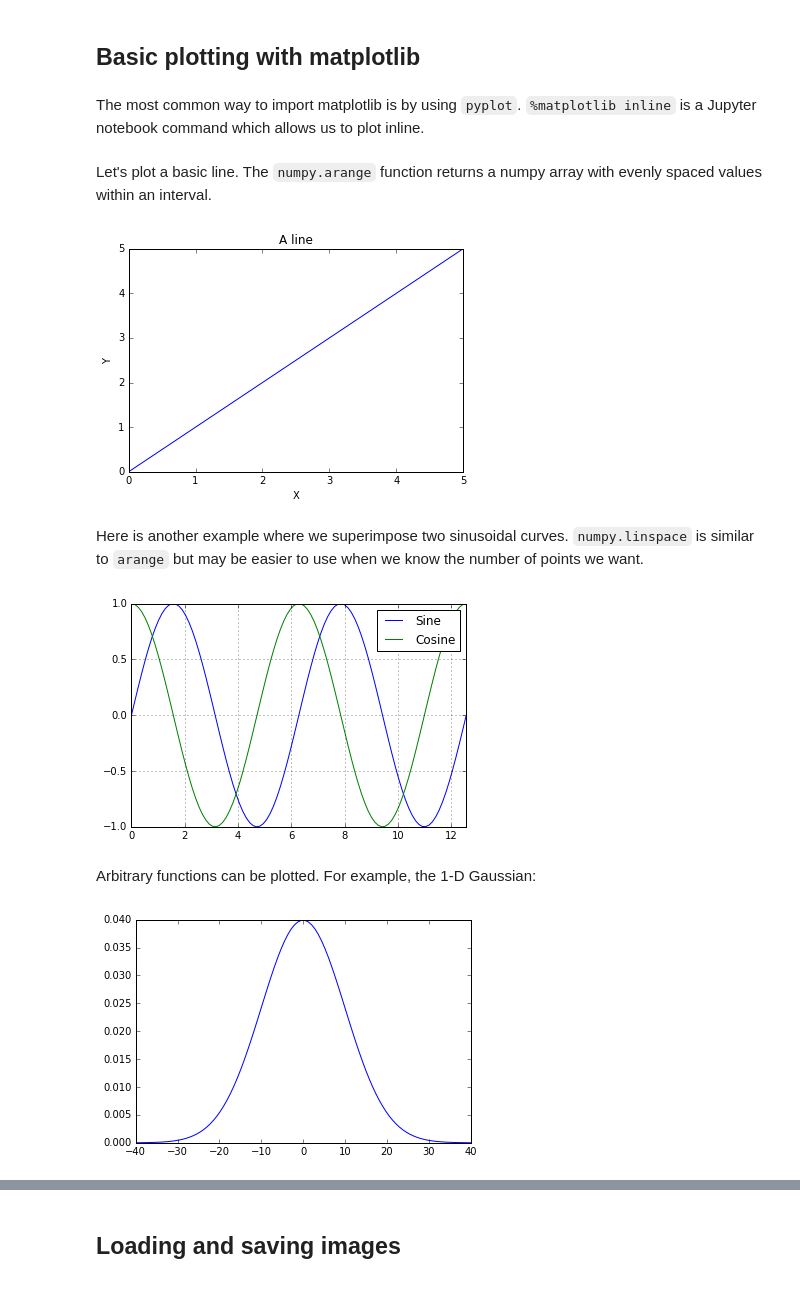
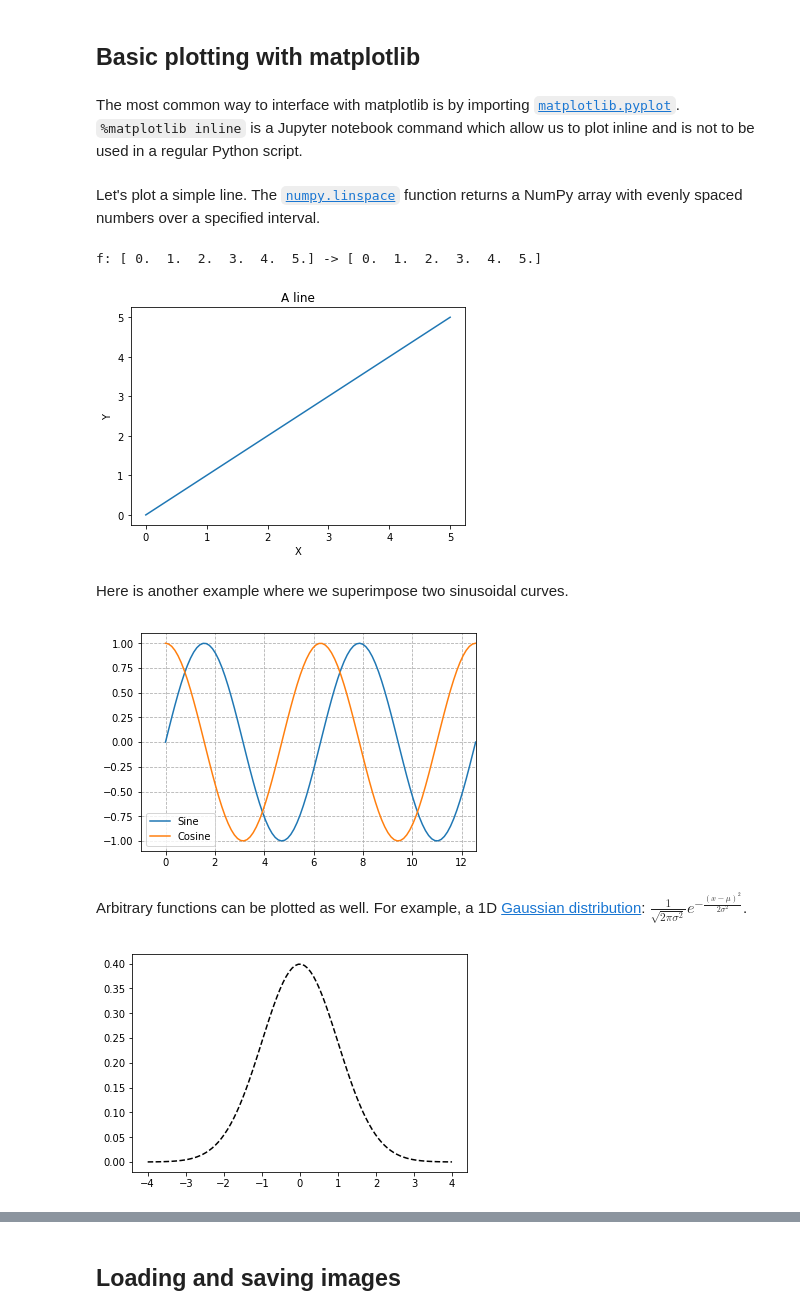
Before and after one commit to aleksaro/digital-image-processing-intro, a Jupyter notebook: digital-image-processing/getting-started/getting-started-python.ipynb, the cells around one changed output, grey strips where cells are left out. Drawn from its saved outputs; the diff is of its cells as text; code cells hidden in the pictures.

```diff
--- a/digital-image-processing/getting-started/getting-started-python.ipynb
+++ b/digital-image-processing/getting-started/getting-started-python.ipynb
@@ -307,14 +376,15 @@ False
 # %% [markdown]
 ## Basic plotting with matplotlib
 # %% [markdown]
-The most common way to import matplotlib is by using ``pyplot``. ``%matplotlib inline`` is a Jupyter notebook command which allows us to plot inline.
+The most common way to interface with matplotlib is by importing [`matplotlib.pyplot`](https://matplotlib.org/api/pyplot_api.html). `%matplotlib inline` is a Jupyter notebook command which allow us to plot inline and is not to be used in a regular Python script.
 # %%
 %matplotlib inline
 import matplotlib.pyplot as plt
 # %% [markdown]
-Let's plot a basic line. The ``numpy.arange`` function returns a numpy array with evenly spaced values within an interval.
+Let's plot a simple line. The [`numpy.linspace`](https://docs.scipy.org/doc/numpy-dev/reference/generated/numpy.linspace.html) function returns a NumPy array with evenly spaced numbers over a specified interval.
 # %%
-xs = np.arange(6)
+xs = np.linspace(0, 5, 6)  # 6 points between 0 and 5
+print('f: {} -> {}'.format(xs, xs))
 
 plt.figure()
 plt.plot(xs, xs)
@@ -323,34 +393,36 @@ plt.xlabel('X')
 plt.ylabel('Y')
 plt.show()
 # %% [output]
+f: [ 0.  1.  2.  3.  4.  5.] -> [ 0.  1.  2.  3.  4.  5.]
-[figure, old version]
+[figure, new version]
 # %% [markdown]
-Here is another example where we superimpose two sinusoidal curves. ``numpy.linspace`` is similar to ``arange`` but may be easier to use when we know the number of points we want.
+Here is another example where we superimpose two sinusoidal curves.
 # %%
-xs = np.linspace(0, 4*np.pi, num=100)  # 100 points between 0 and 4*pi
+xs = np.linspace(0, 4*np.pi, 100)  # 100 points in the interval [0 and 4*pi]
 ys_sin = np.sin(xs)
 ys_cos = np.cos(xs)
 
 plt.figure()
 plt.plot(xs, ys_sin, label='Sine')
 plt.plot(xs, ys_cos, label='Cosine')
-plt.xlim(0, 4*np.pi)  # Limit what is displayed in the x direction
+plt.xlim(-1, 4*np.pi)  # Limit what is displayed in the x direction
 plt.legend()  # Requires that each curve has a label
-plt.grid()
+plt.grid(linestyle='dashed')
 plt.show()
 # %% [output]
-[figure, old version]
+[figure, new version]
-# %% [markdown]
-Arbitrary functions can be plotted. For example, the 1-D Gaussian:
+# %% [markdown]
+Arbitrary functions can be plotted as well. For example, a 1D [Gaussian distribution](https://en.wikipedia.org/wiki/Normal_distribution): $\frac{1}{\sqrt{2\pi\sigma^2}}e^{-\frac{(x-\mu)^2}{2\sigma^2}}$.
 # %%
-sigma = 10.0
+xs = np.linspace(-4, 4, 100)  # 100 points between -4 and 4
+
+sigma = 1.0
 mu = 0.0
-xs = np.linspace(-40, 40, num=100)  # 100 points between -40 and 40
-ys = np.exp(-(xs-mu)**2 / (2*sigma**2))
-ys /= sigma*np.sqrt(2*np.pi)
+ys = np.exp(-(xs - mu)**2 / (2 * sigma**2))
+ys /= np.sqrt(2 * np.pi * sigma**2)
 
 plt.figure()
-plt.plot(xs, ys)
+plt.plot(xs, ys, linestyle='dashed', color='black')
 plt.show()
 # %% [output]
-[figure, old version]
+[figure, new version]
```
Also changed, not shown: parts of 122 cells of this notebook, 9 other files.
